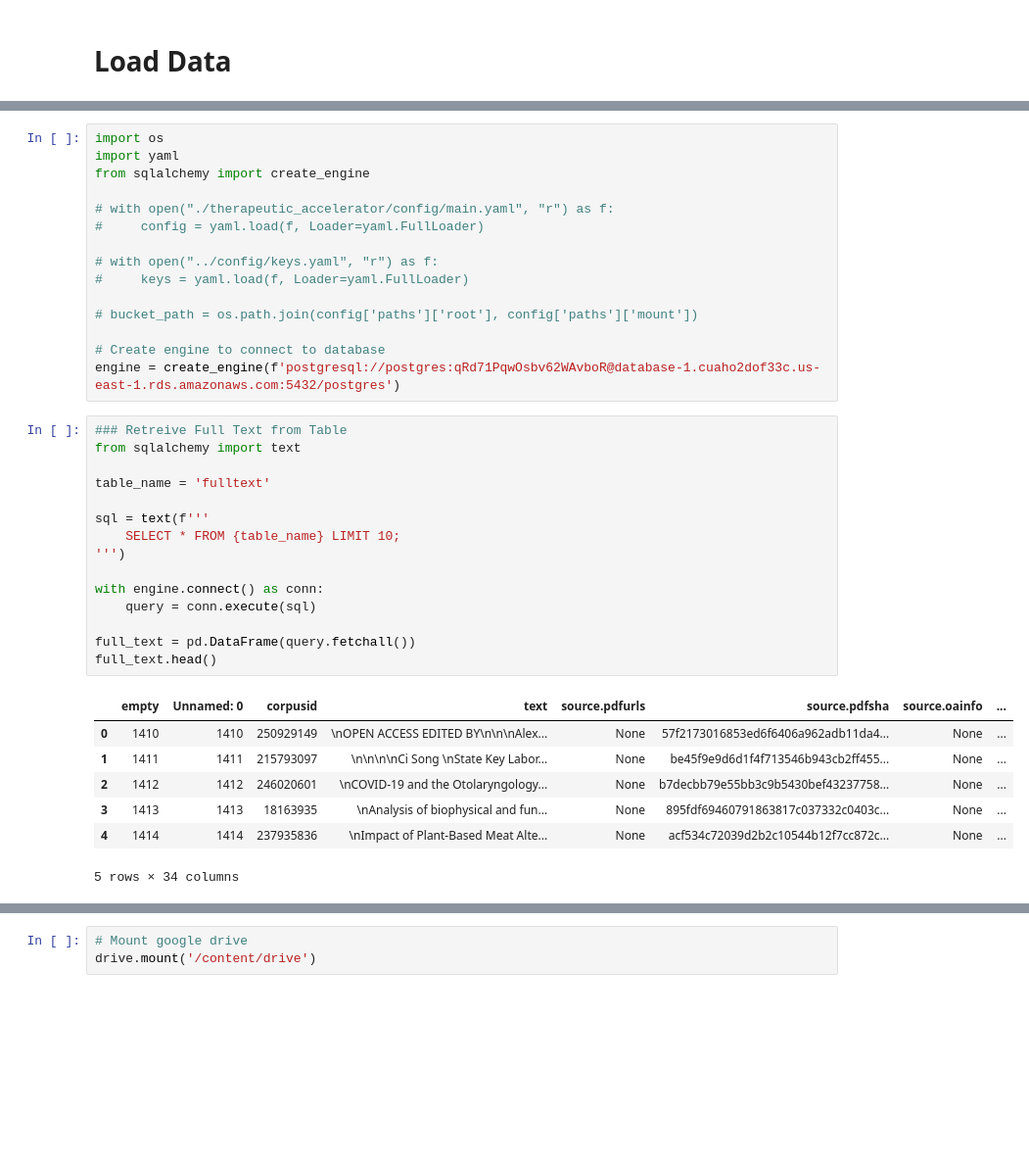
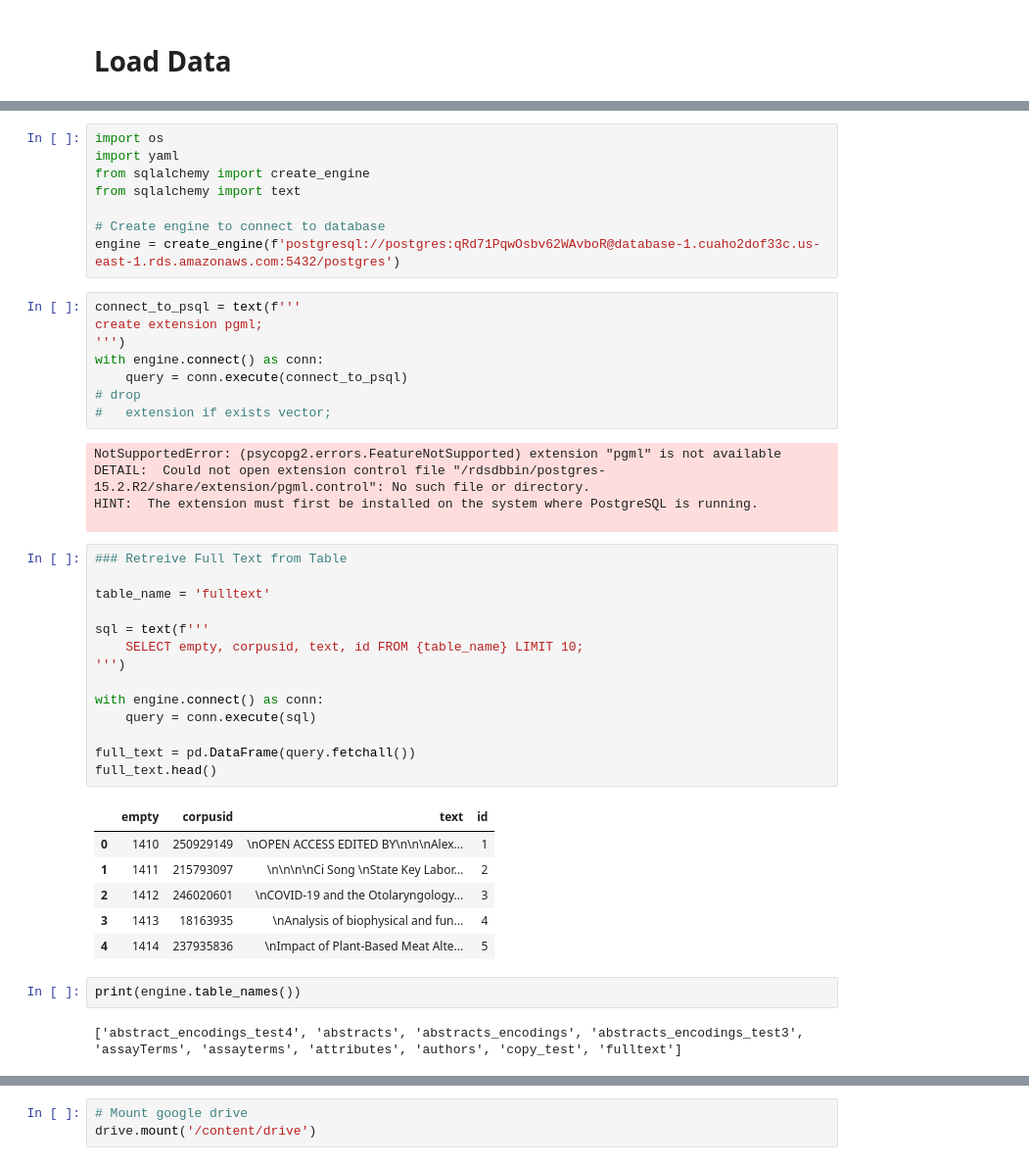
Before and after one commit to leen01/therapeutic-accelerator, a Jupyter notebook: Base_Models/LangChainModel.ipynb, the cells around one changed output, grey strips where cells are left out. Shown at 98% size. Drawn from its saved outputs; the diff is of its cells as text; blank space fills up the shorter version.

Commit message:
Model Updates pre-query connect

```diff
--- a/Base_Models/LangChainModel.ipynb
+++ b/Base_Models/LangChainModel.ipynb
@@ -67,37 +74,45 @@ from metapub import PubMedFetcher
 import os
 import yaml
 from sqlalchemy import create_engine
-
-# with open("./therapeutic_accelerator/config/main.yaml", "r") as f:
-#     config = yaml.load(f, Loader=yaml.FullLoader)
-
-# with open("../config/keys.yaml", "r") as f:
-#     keys = yaml.load(f, Loader=yaml.FullLoader)
-
-# bucket_path = os.path.join(config['paths']['root'], config['paths']['mount'])
+from sqlalchemy import text
 
 # Create engine to connect to database
 engine = create_engine(f'postgresql://postgres:qRd71PqwOsbv62WAvboR@database-1.cuaho2dof33c.us-east-1.rds.amazonaws.com:5432/postgres')
+# %%
+connect_to_psql = text(f'''
+create extension pgml;
+''')
+with engine.connect() as conn:
+    query = conn.execute(connect_to_psql)
+# drop
+#   extension if exists vector;
+# %% [output]
+NotSupportedError: (psycopg2.errors.FeatureNotSupported) extension "pgml" is not available
+DETAIL:  Could not open extension control file "/rdsdbbin/postgres-15.2.R2/share/extension/pgml.control": No such file or directory.
+HINT:  The extension must first be installed on the system where PostgreSQL is running.
+
 # %%
 ### Retreive Full Text from Table
-from sqlalchemy import text
 
 table_name = 'fulltext'
 
 sql = text(f'''
-    SELECT * FROM {table_name} LIMIT 10;
+    SELECT empty, corpusid, text, id FROM {table_name} LIMIT 10;
 ''')
 
 with engine.connect() as conn:
     query = conn.execute(sql)
 
 full_text = pd.DataFrame(query.fetchall())
 full_text.head()
 # %% [output]
-|  | empty | Unnamed: 0 | corpusid | text | source.pdfurls | source.pdfsha | source.oainfo | ... |
-| 0 | 1410 | 1410 | 250929149 | \nOPEN ACCESS EDITED BY\n\n\nAlex... | None | 57f2173016853ed6f6406a962adb11da4... | None | ... |
-| 1 | 1411 | 1411 | 215793097 | \n\n\n\nCi Song \nState Key Labor... | None | be45f9e9d6d1f4f713546b943cb2ff455... | None | ... |
-| 2 | 1412 | 1412 | 246020601 | \nCOVID-19 and the Otolaryngology... | None | b7decbb79e55bb3c9b5430bef43237758... | None | ... |
-| 3 | 1413 | 1413 | 18163935 | \nAnalysis of biophysical and fun... | None | 895fdf69460791863817c037332c0403c... | None | ... |
-| 4 | 1414 | 1414 | 237935836 | \nImpact of Plant-Based Meat Alte... | None | acf534c72039d2b2c10544b12f7cc872c... | None | ... |
+|  | empty | corpusid | text | id |
+| 0 | 1410 | 250929149 | \nOPEN ACCESS EDITED BY\n\n\nAlex... | 1 |
+| 1 | 1411 | 215793097 | \n\n\n\nCi Song \nState Key Labor... | 2 |
+| 2 | 1412 | 246020601 | \nCOVID-19 and the Otolaryngology... | 3 |
+| 3 | 1413 | 18163935 | \nAnalysis of biophysical and fun... | 4 |
+| 4 | 1414 | 237935836 | \nImpact of Plant-Based Meat Alte... | 5 |
-5 rows × 34 columns
+# %%
+print(engine.table_names())
+# %% [output]
+['abstract_encodings_test4', 'abstracts', 'abstracts_encodings', 'abstracts_encodings_test3', 'assayTerms', 'assayterms', 'attributes', 'authors', 'copy_test', 'fulltext']
```
Also changed, not shown: parts of 20 cells of this notebook, 8 other files.
